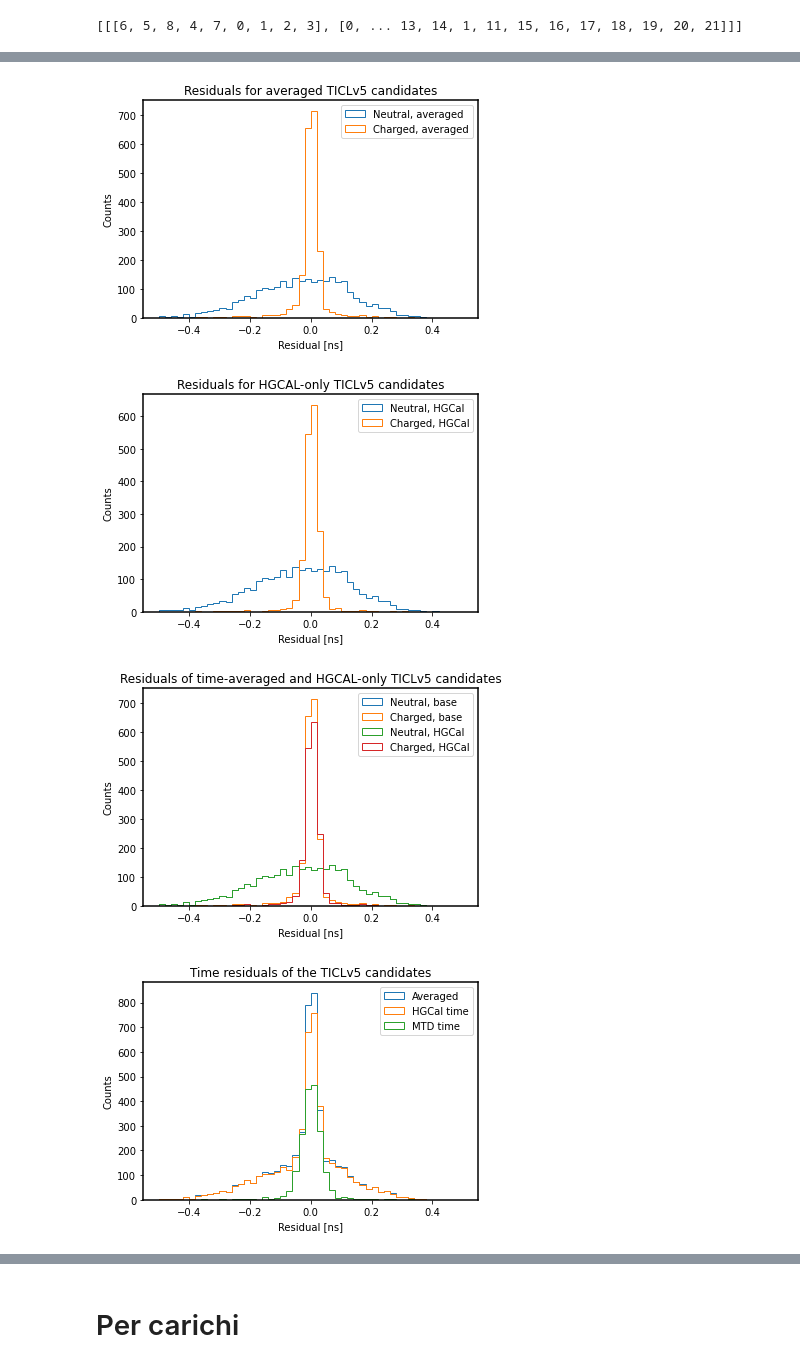
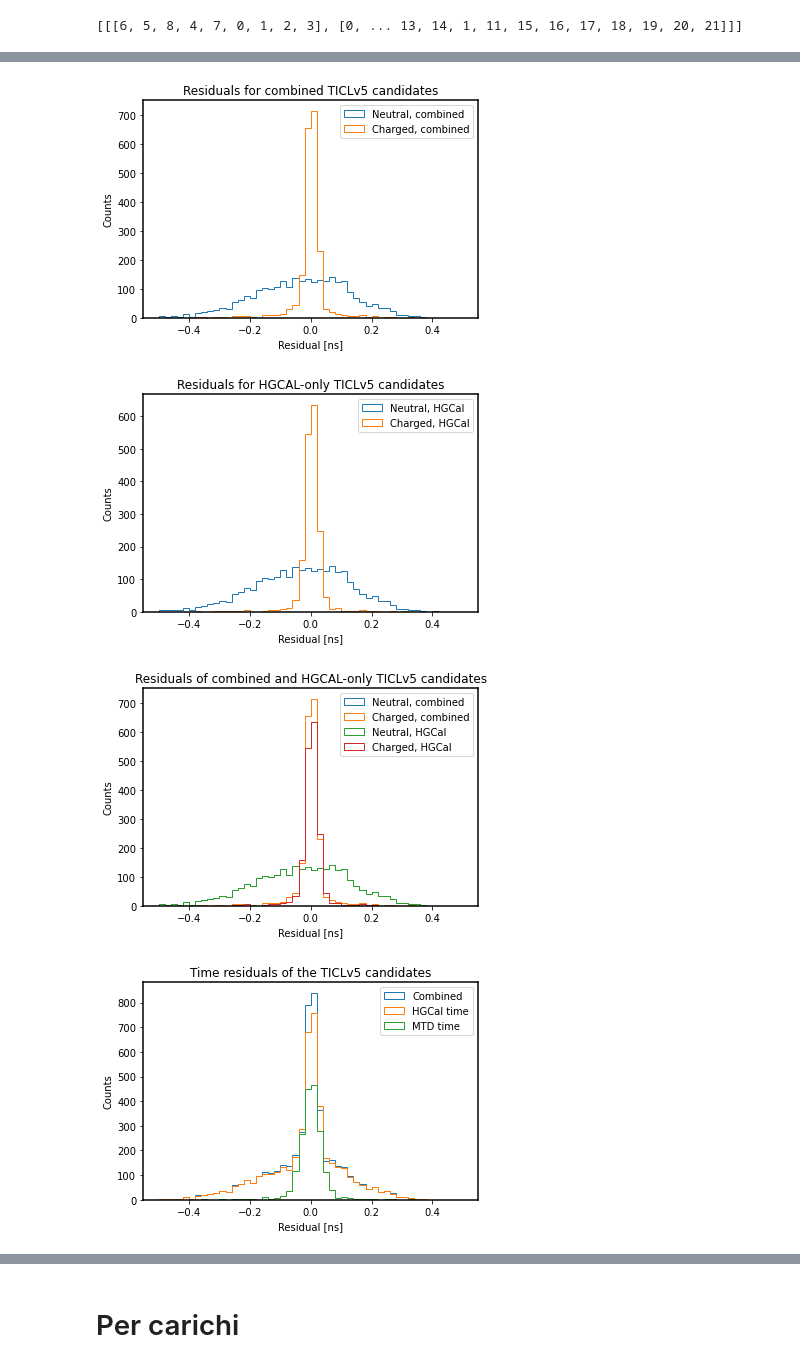
Before and after one commit to Tizianop6/MTD-HGCal-timing, a Jupyter notebook: MTD vs HGCAL.ipynb, the cells around one changed output, grey strips where cells are left out. Saved outputs shown, nothing was run; the diff lists cells and outputs as text; code cells hidden in the pictures.

```diff
--- a/MTD vs HGCAL.ipynb
+++ b/MTD vs HGCAL.ipynb
@@ -395,9 +395,9 @@ plt.show()
 
 matplotlib.rcParams['axes.linewidth'] = 1.5
 
-plt.title("Residuals for averaged TICLv5 candidates")
-plt.hist(ticl_residuals_n_avg,bins=50, range=[-0.5,0.5],histtype="step",label="Neutral, averaged")
-plt.hist(ticl_residuals_ch_avg,bins=50, range=[-0.5,0.5],histtype="step",label="Charged, averaged")
+plt.title("Residuals for combined TICLv5 candidates")
+plt.hist(ticl_residuals_n_avg,bins=50, range=[-0.5,0.5],histtype="step",label="Neutral, combined")
+plt.hist(ticl_residuals_ch_avg,bins=50, range=[-0.5,0.5],histtype="step",label="Charged, combined")
 plt.legend()
 
 plt.xlabel("Residual [ns]")
@@ -420,9 +420,9 @@ plt.savefig("MTDvsHGCal/Residuals_HGCAL.pdf")
 plt.show()
 
 
-plt.title("Residuals of time-averaged and HGCAL-only TICLv5 candidates")
-plt.hist(ticl_residuals_n_avg,bins=50, range=[-0.5,0.5],histtype="step",label="Neutral, base")
-plt.hist(ticl_residuals_ch_avg,bins=50, range=[-0.5,0.5],histtype="step",label="Charged, base")
+plt.title("Residuals of combined and HGCAL-only TICLv5 candidates")
+plt.hist(ticl_residuals_n_avg,bins=50, range=[-0.5,0.5],histtype="step",label="Neutral, combined")
+plt.hist(ticl_residuals_ch_avg,bins=50, range=[-0.5,0.5],histtype="step",label="Charged, combined")
 plt.hist(ticl_residuals_n_HGCal,bins=50, range=[-0.5,0.5],histtype="step",label="Neutral, HGCal")
 plt.hist(ticl_residuals_ch_HGCal,bins=50, range=[-0.5,0.5],histtype="step",label="Charged, HGCal")
 #plt.hist(ticl_residuals_n_MTD,bins=50, range=[-0.5,0.5],histtype="step",label="Neutral, MTD")
@@ -435,7 +435,7 @@ plt.ylabel("Counts")
 plt.show()
 
 plt.title("Time residuals of the TICLv5 candidates")
-plt.hist(ticl_residuals_n_avg+ticl_residuals_ch_avg,bins=50, range=[-0.5,0.5],histtype="step",label="Averaged")
+plt.hist(ticl_residuals_n_avg+ticl_residuals_ch_avg,bins=50, range=[-0.5,0.5],histtype="step",label="Combined")
 plt.hist(ticl_residuals_n_HGCal+ticl_residuals_ch_HGCal,bins=50, range=[-0.5,0.5],histtype="step",label="HGCal time")
 plt.hist(ticl_residuals_n_MTD+ticl_residuals_ch_MTD,bins=50, range=[-0.5,0.5],histtype="step",label="MTD time")
 
@@ -447,7 +447,7 @@ plt.savefig("MTDvsHGCal/Residuals_all3.pdf")
 plt.show()
 
 plt.title("Residuals of charged TICLv5 candidates")
-plt.hist(ticl_residuals_ch_avg,bins=50, range=[-0.5,0.5],histtype="step",label="Averaged")
+plt.hist(ticl_residuals_ch_avg,bins=50, range=[-0.5,0.5],histtype="step",label="Combined")
 plt.hist(ticl_residuals_ch_HGCal,bins=50, range=[-0.5,0.5],histtype="step",label="HGCal time")
 plt.hist(ticl_residuals_ch_MTD,bins=50, range=[-0.5,0.5],histtype="step",label="MTD time")
 
@@ -461,36 +461,36 @@ plt.show()
 
 
 plt.title("Residuals for neutral TICLv5 candidates")
-plt.hist(ticl_residuals_n_avg,bins=50, range=[-0.5,0.5],histtype="step",label="Averaged",alpha=0.5)
+plt.hist(ticl_residuals_n_avg,bins=50, range=[-0.5,0.5],histtype="step",label="Combined",alpha=0.5)
 plt.hist(ticl_residuals_n_HGCal,bins=50, range=[-0.5,0.5],histtype="step",label="HGCal-only",alpha=0.5)
 #plt.hist(ticl_residuals_n_MTD,bins=50, range=[-0.5,0.5],histtype="step",label="MTD-only")
 
 plt.legend()
 
 plt.xlabel("Residual [ns]")
 plt.ylabel("Counts")
 plt.show()
 
 
-plt.title("Residuals for averaged TICLv5 candidates-zoomed")
+plt.title("Residuals for combined TICLv5 candidates-zoomed")
 plt.hist(ticl_residuals_n_avg,bins=50, range=[-0.1,0.1],histtype="step",label="Neutral")
 plt.hist(ticl_residuals_ch_avg,bins=50, range=[-0.1,0.1],histtype="step",label="Charged")
 plt.legend()
 plt.xlabel("Residual [ns]")
 plt.ylabel("Counts")
 plt.show()
 
 """
 plt.title("Residuals between simulated and reconstructed TICLv5 candidates")
 plt.hist(ticl_residuals_n_avg,bins=50, range=[-0.5,0.5],log=True,histtype="step",label="Neutral")
 plt.hist(ticl_residuals_ch_avg,bins=50, range=[-0.5,0.5],log=True,histtype="step",label="Charged")
 plt.legend()
 plt.xlabel("Residual [ns]")
 plt.ylabel("Counts")
 plt.show()
 """
 # %% [output]
 [figure]
 [figure]
-[figure, old version]
+[figure, new version]
-[figure, old version]
+[figure, new version]
```
Also changed, not shown: parts of 6 cells of this notebook, 8 other files.
